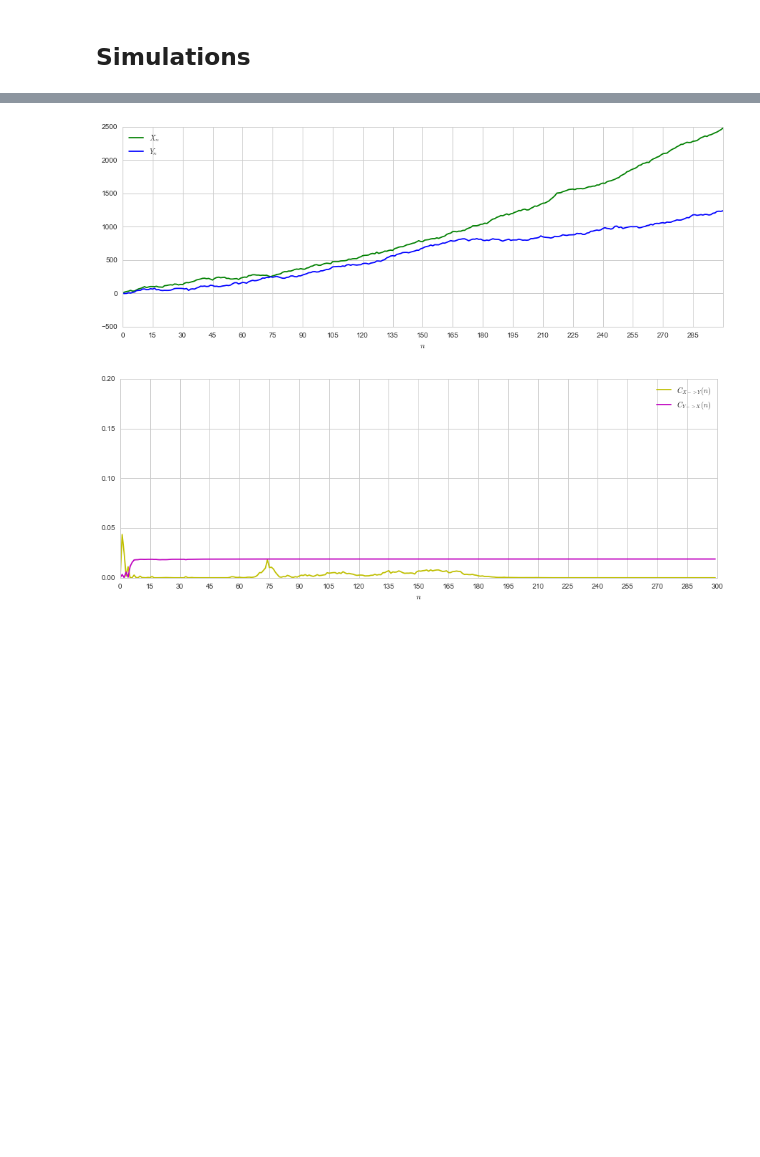
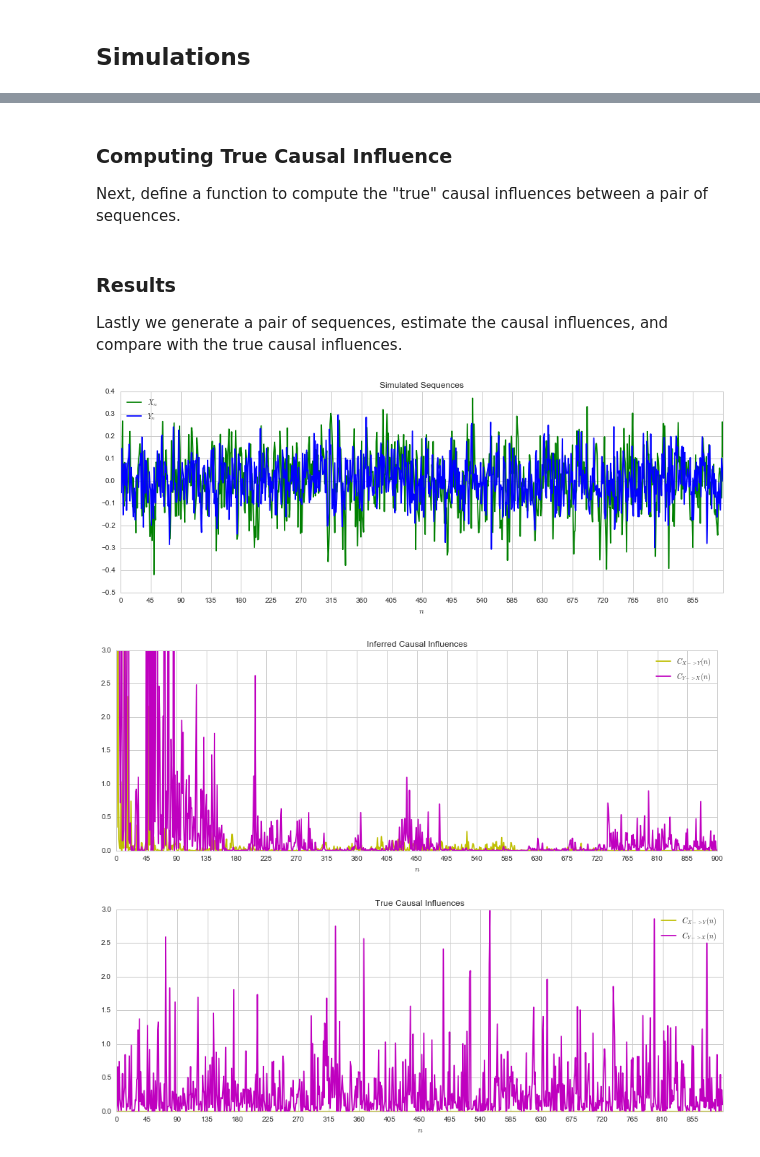
Before and after one commit to gabeschamberg/notes, a Jupyter notebook: Time-Varying Causality with AR-1 Continuous Time-Series.ipynb, the cells around one changed output, grey strips where cells are left out. Drawn from its saved outputs; the diff is of its cells as text; code cells hidden in the pictures; blank space fills up the shorter version.

Commit message:
Updated causality notebooks

```diff
--- a/Time-Varying Causality with AR-1 Continuous Time-Series.ipynb
+++ b/Time-Varying Causality with AR-1 Continuous Time-Series.ipynb
@@ -171,8 +214,8 @@ def gen_sequence(thetas=[(1,1,1)],gammas=[(0,0,1)],Ns=[10],sig_u=1,sig_v=1,X0=0,
             # At each time generate a new sample based on most recent samples
             prevx = np.asarray([1,X[-1],Y[-1]])
             prevy = np.asarray([1,Y[-1],X[-1]])
-            X.append(np.dot(theta.T,prevx) + np.sqrt(sig_u)*randn())
-            Y.append(np.dot(gamma.T,prevy) + np.sqrt(sig_v)*randn())
+            X.append(np.dot(theta,prevx) + np.sqrt(sig_u)*randn())
+            Y.append(np.dot(gamma,prevy) + np.sqrt(sig_v)*randn())
     if not plot:
         return X, Y
     else:
@@ -185,10 +228,3 @@ def gen_sequence(thetas=[(1,1,1)],gammas=[(0,0,1)],Ns=[10],sig_u=1,sig_v=1,X0=0,
         ax.set_xlabel('$n$')
         ax.legend(loc='upper left')
         return X, Y, ax
-
-# Test the function
-gen_sequence(Ns=[300,200],
-             thetas=[(0.05,1,0.01),(0.05,1,0)],
-             gammas=[(0.02,1,0),(0.02,1,0.005)],
-             sig_u=1,
-             sig_v=1);
@@ -273,16 +347,3 @@ def infer_causality(X,Y,sig_u,sig_v,sig_init=5000,plot=True):
-# %%
-sig_u = 100
-sig_v = 100
-
-X,Y,_ = gen_sequence(Ns=[300],
-                     thetas=[(2,1.0001,0.01)],
-                     gammas=[(2,1.001,0)],
-                     sig_u=sig_u,
-                     sig_v=sig_v);
-
-
-x2y, y2x, pmtcs, pmtrs, pmgcs, pmgrs, pstcs, pstrs, psgcs, psgrs, ax = infer_causality(X,Y,sig_u,sig_v,sig_init=5)
-ax.set_ylim([0,0.2]);
-# %% [output]
-[figure, removed]
-[figure, removed]
+# %% [markdown]
+### Computing True Causal Influence
+Next, define a function to compute the "true" causal influences between a pair of sequences.
@@ -288,0 +409,24 @@ ax.set_ylim([0,0.2]);
+# %% [markdown]
+### Results
+Lastly we generate a pair of sequences, estimate the causal influences, and compare with the true causal influences.
+# %%
+# Set parameters
+sig_u = 0.01
+sig_v = 0.01
+Ns = [900]
+thetas = [(0,0.3,0.8)]
+gammas = [(0,0.1,0)]
+# Generate sequences
+X,Y,seq_ax = gen_sequence(Ns=Ns,thetas=thetas,gammas=gammas,sig_u=sig_u,sig_v=sig_v)
+seq_ax.set_title("Simulated Sequences")
+# Infer causal influences
+x2y, y2x, posterior_params, predictive_params, infer_ax = infer_causality(X,Y,sig_u,sig_v,sig_init=1)
+infer_ax.set_title("Inferred Causal Influences")
+# Compute the "true" causality
+x2y, y2x, true_ax = compute_causality(X,Y,thetas,gammas,Ns,sig_u,sig_v)
+true_ax.set_title("True Causal Influences")
+infer_ax.set_ylim(true_ax.get_ylim());
+# %% [output]
+[figure, added]
+[figure, added]
+[figure, added]
```
Also changed, not shown: parts of 14 cells of this notebook, 1 other file.
